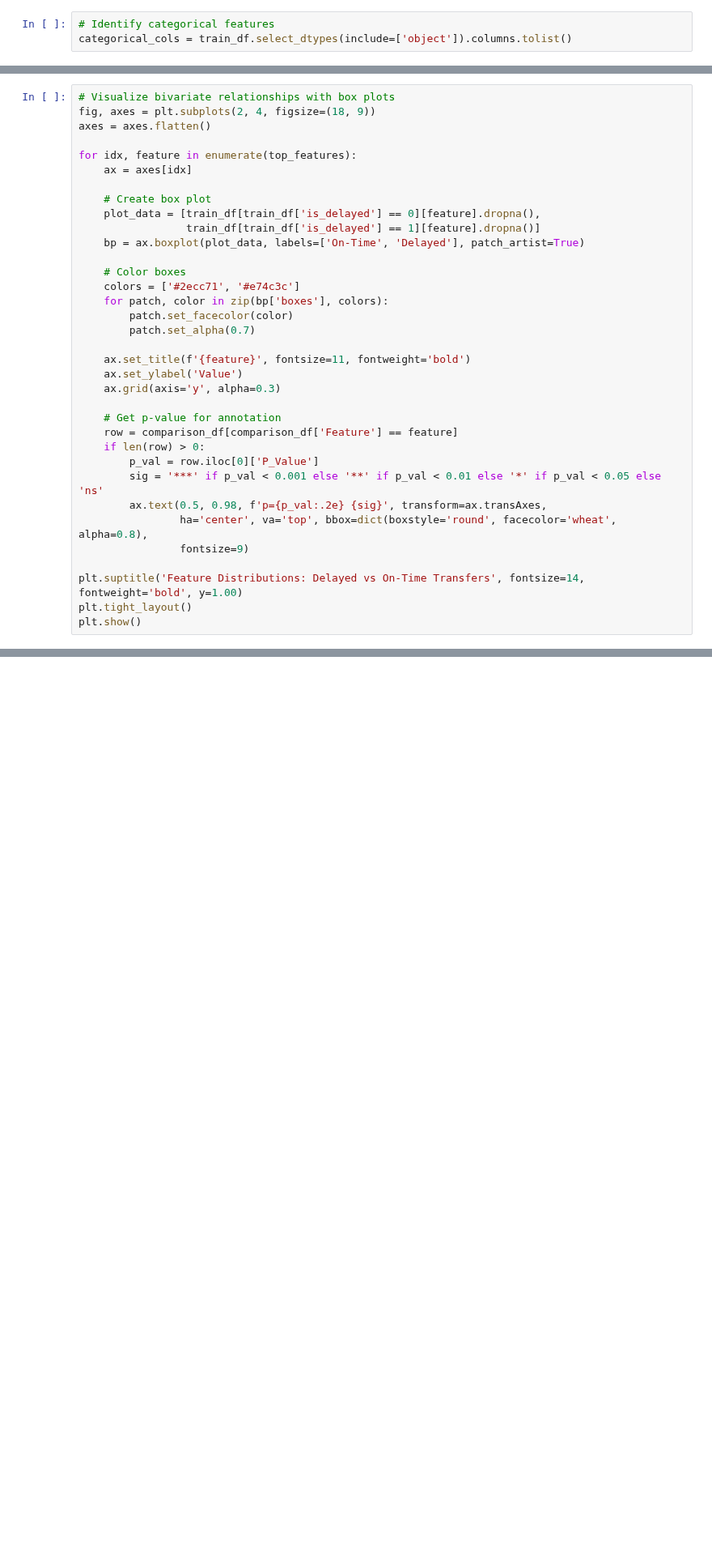
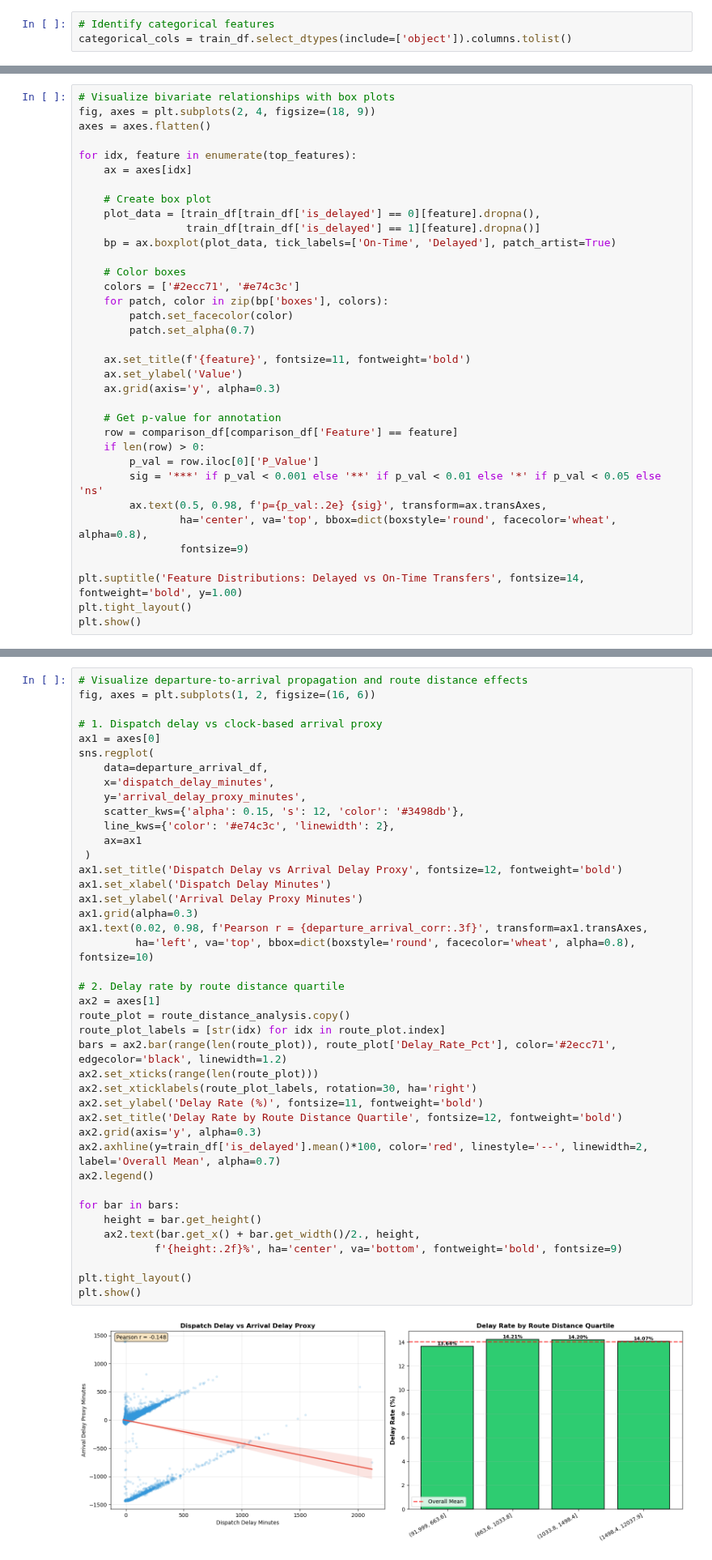
Before and after one commit to InbarKedem/final-project-intro-to-ml, a Jupyter notebook: task.ipynb, the cells around one changed output, grey strips where cells are left out. Shown at 81% size. Saved outputs shown, nothing was run; the diff lists cells and outputs as text; blank space fills up the shorter version.

```diff
--- a/task.ipynb
+++ b/task.ipynb
@@ -511,7 +430,7 @@ for idx, feature in enumerate(top_features):
     # Create box plot
     plot_data = [train_df[train_df['is_delayed'] == 0][feature].dropna(),
                  train_df[train_df['is_delayed'] == 1][feature].dropna()]
-    bp = ax.boxplot(plot_data, labels=['On-Time', 'Delayed'], patch_artist=True)
+    bp = ax.boxplot(plot_data, tick_labels=['On-Time', 'Delayed'], patch_artist=True)
 
     # Color boxes
     colors = ['#2ecc71', '#e74c3c']
@@ -650 +639,44 @@ plt.show()
+# %%
+# Visualize departure-to-arrival propagation and route distance effects
+fig, axes = plt.subplots(1, 2, figsize=(16, 6))
+
+# 1. Dispatch delay vs clock-based arrival proxy
+ax1 = axes[0]
+sns.regplot(
+    data=departure_arrival_df,
+    x='dispatch_delay_minutes',
+    y='arrival_delay_proxy_minutes',
+    scatter_kws={'alpha': 0.15, 's': 12, 'color': '#3498db'},
+    line_kws={'color': '#e74c3c', 'linewidth': 2},
+    ax=ax1
+ )
+ax1.set_title('Dispatch Delay vs Arrival Delay Proxy', fontsize=12, fontweight='bold')
+ax1.set_xlabel('Dispatch Delay Minutes')
+ax1.set_ylabel('Arrival Delay Proxy Minutes')
+ax1.grid(alpha=0.3)
+ax1.text(0.02, 0.98, f'Pearson r = {departure_arrival_corr:.3f}', transform=ax1.transAxes,
+         ha='left', va='top', bbox=dict(boxstyle='round', facecolor='wheat', alpha=0.8), fontsize=10)
+
+# 2. Delay rate by route distance quartile
+ax2 = axes[1]
+route_plot = route_distance_analysis.copy()
+route_plot_labels = [str(idx) for idx in route_plot.index]
+bars = ax2.bar(range(len(route_plot)), route_plot['Delay_Rate_Pct'], color='#2ecc71', edgecolor='black', linewidth=1.2)
+ax2.set_xticks(range(len(route_plot)))
+ax2.set_xticklabels(route_plot_labels, rotation=30, ha='right')
+ax2.set_ylabel('Delay Rate (%)', fontsize=11, fontweight='bold')
+ax2.set_title('Delay Rate by Route Distance Quartile', fontsize=12, fontweight='bold')
+ax2.grid(axis='y', alpha=0.3)
+ax2.axhline(y=train_df['is_delayed'].mean()*100, color='red', linestyle='--', linewidth=2, label='Overall Mean', alpha=0.7)
+ax2.legend()
+
+for bar in bars:
+    height = bar.get_height()
+    ax2.text(bar.get_x() + bar.get_width()/2., height,
+            f'{height:.2f}%', ha='center', va='bottom', fontweight='bold', fontsize=9)
+
+plt.tight_layout()
+plt.show()
+# %% [output]
+[figure, added]
 # %% [markdown]
```
Also changed, not shown: parts of 36 cells of this notebook.
